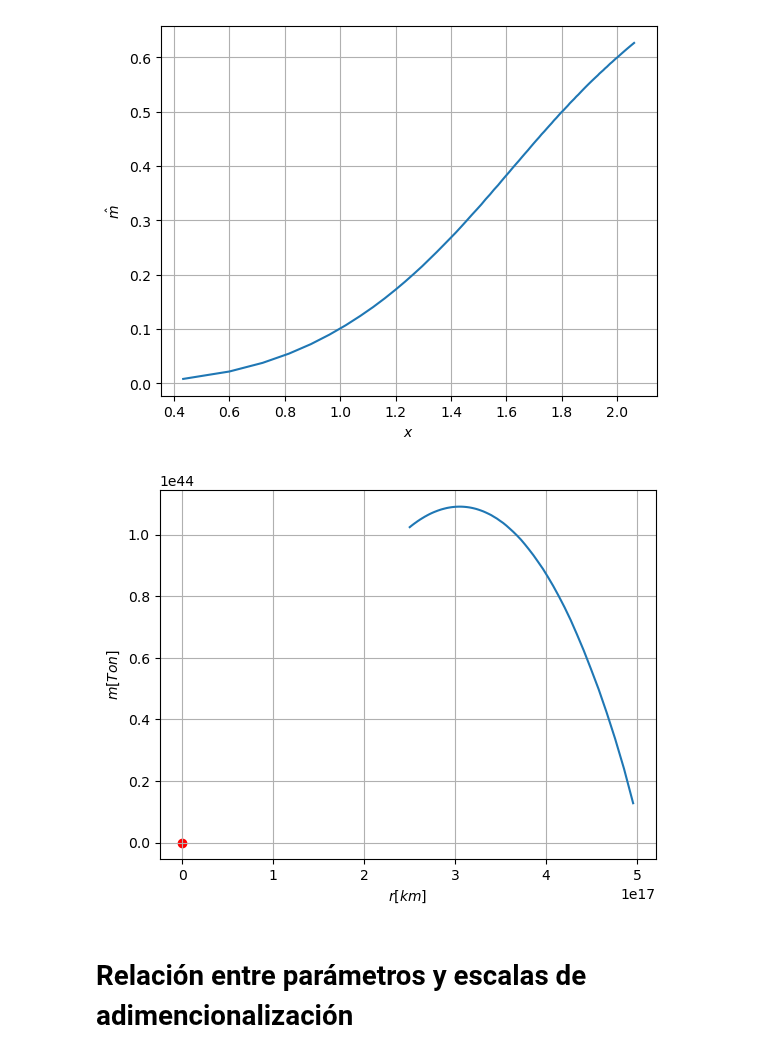
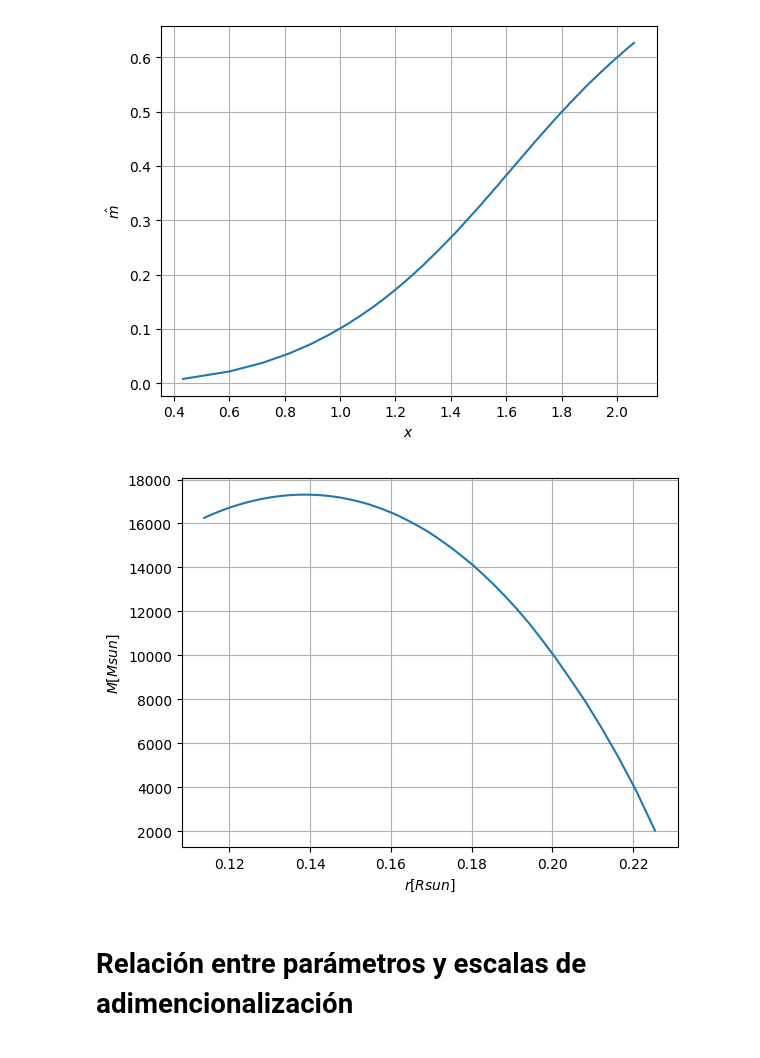
Before and after one commit to Vendetta0462/CalculosSimulaciones, a Jupyter notebook: hidrostatica.ipynb, the cells around one changed output. Saved outputs shown, nothing was run; the diff lists cells and outputs as text; code cells hidden in the pictures.

Commit message:
units

```diff
--- a/hidrostatica.ipynb
+++ b/hidrostatica.ipynb
@@ -243,11 +266,12 @@ $$\rho_c = \left(\frac{\alpha}{k}\right)^{1.0/(\gamma-1)}$$
 
 La relacion masa radio se halla variando la densidad central, para este caso, lo equivalente es variar el parametro de $\alpha$
 # %%
+gamma = 2.0
 alphass = np.arange(0.01, 0.9, 0.01)
 Np = len(alphass)
 MR = np.zeros((2,Np))
 for i in range(Np):
-    x = odeint(RelOdes, x_0, r, args=(2.0, alphass[i]))
+    x = odeint(RelOdes, x_0, r, args=(gamma, alphass[i]))
 
     lim = len(x[:,0])
     for ii in range(len(x[:,0])):
@@ -268,27 +292,42 @@ plt.grid()
 [figure]
 # %%
 # Recuperar las unidades
-import astropy.constants as const
-c = const.c.value
-G = const.G.value
-R_sun = const.R_sun.value
-M_sun = const.M_sun.value
+#import astropy.constants as const
+#c = const.c.value
+#G = const.G.value
+#R_sun = const.R_sun.value
+#M_sun = const.M_sun.value
 
-k_sun = (P_0_sun/(rho_0_sun*c**2))**(1/gamma)
-rhoses = (alphass/k_sun)**(1.0/(gamma-1.0))
-Rs = c**2/np.sqrt(4.0*np.pi*G*rhoses)
-Ms = 4.0*np.pi*rhoses*Rs**3/c**2
+# constants in cgs (cm-grams-seconds)
+G      = 6.674e-8
+Msun   = 1.98e33
+Rsun   = 6.95e10
+clight = 2.99e10
+
+#values from https://nssdc.gsfc.nasa.gov/planetary/factsheet/sunfact.html
+rho_0_sun = 1.5e2
+P_0_sun = 2.47e17
+# in geometrized units
+rhoc_sun = (G/clight**2)*rho_0_sun
+Pc_sun = (G/clight**4)*P_0_sun
+
+# P = k rho^gamma , then k= P/rho^gamma
+k_sun = Pc_sun / ( (rhoc_sun)**(gamma))
+rhoses = (alphass/k_sun)**(1.0/(gamma-1.0)) #in geometrized units: [cm^-2]
+Rs = 1.0/np.sqrt(4.0*np.pi*rhoses) # in cm
+Ms = 4.0 * np.pi * rhoses * Rs**3   # in cm, to grams divided by G/clight^2
+Ms = Ms / (G / clight**2)
 # Rs = 1/np.sqrt(4.0*np.pi*rhoses)
 # Ms = 4.0*np.pi*rhoses*Rs**3
 
-plt.plot(Rs*MR[0]/1e3, Ms*MR[1]/1e3)
+plt.plot(Rs*MR[0] / Rsun , Ms*MR[1] / Msun )
 # plt.plot(Rs[:-10]*MR[0][:-10], Ms[:-10]*MR[1][:-10])
-plt.scatter(R_sun/1e3, M_sun/1e3, color='red', label='Sun')
-plt.xlabel("$r[km]$") #Si son estas unidades?
-plt.ylabel("$m[Ton]$")
+#plt.scatter(R_sun/1e3, M_sun/1e3, color='red', label='Sun')
+plt.xlabel("$r [ Rsun ]$") #Si son estas unidades?
+plt.ylabel("$ M [ Msun ]$")
 plt.grid()
 # %% [output]
-[figure, old version]
+[figure, new version]
 # %% [markdown]
 # Relación entre parámetros y escalas de adimencionalización
 # %%
```
Also changed, not shown: parts of 9 cells of this notebook.
